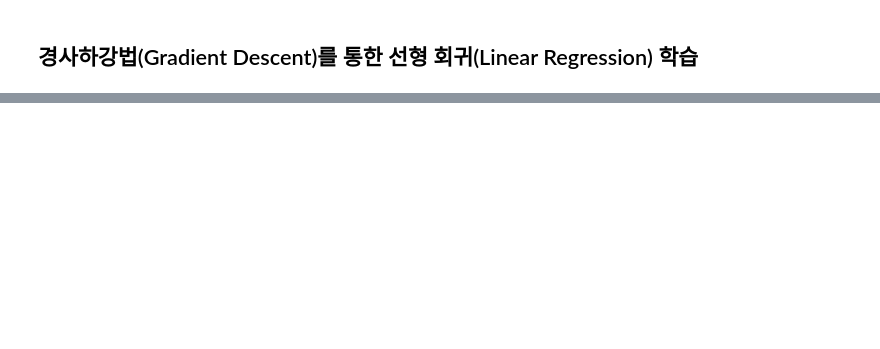
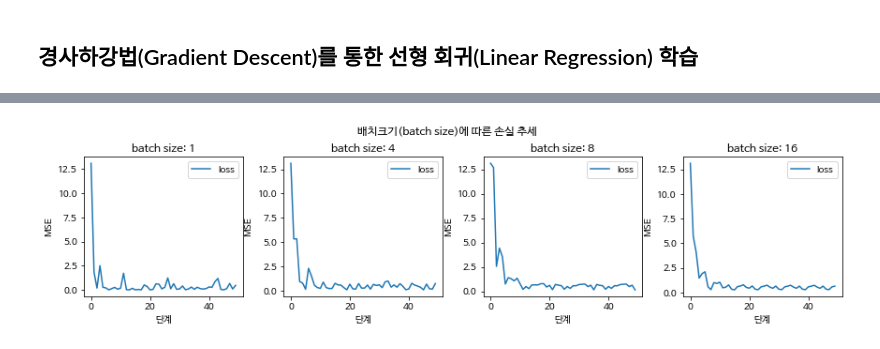
Before and after one commit to sunkusun9/ML2022_1, a Jupyter notebook: univariate_linear_regression.ipynb, the cells around one changed output, grey strips where cells are left out. Cells and saved outputs as stored; diff of their text form; code cells hidden in the pictures; blank space fills up the shorter version.

```diff
--- a/univariate_linear_regression.ipynb
+++ b/univariate_linear_regression.ipynb
@@ -349,0 +397,57 @@ plt.show()
+# %%
+# 위와 동일한 회귀 데이터셋 생성
+n = 100
+np.random.seed(42)
+sort_ = False
+x = np.random.normal(size=n)
+eps = np.random.normal(scale=0.8, size=n)
+beta_0, beta_1, noise = 2.5, 3.2, 1.0
+y = x * beta_1 + beta_0 + eps
+if sort_:
+    x = x[np.argsort(y)]
+    y = np.sort(y)
+fig, axs = plt.subplots(1, 4, figsize=(12, 3)) # 1x4 표 영역 생성
+if sort_:
+    plt.suptitle("배치크기(batch size)에 따른 손실 추세(정렬)", verticalalignment="bottom")
+else:
+    plt.suptitle("배치크기(batch size)에 따른 손실 추세", verticalalignment="bottom")
+for batch_size, ax in zip([1, 4, 8, 16], axs):
+    beta_0, beta_1 = np.random.rand(2) * 2 - 1 # 초기값 설정 [-1, 1]
+    loss_hist = []
+    loss_hist_step = []
+    beta_hist = [(beta_0, beta_1)]
+    epochs = 10
+
+    y_hat = beta_0 + beta_1 * x
+    learning_rate = 0.25
+    mse =  np.mean(np.square(y, y_hat))
+    loss_hist.append(mse)
+
+    for i in range(epochs):
+        for j in range(0,n,batch_size):
+            # j번째 배치 세트를 만든다.
+            x_c = x[j:j + batch_size]
+            y_c = y[j:j + batch_size]
+            y_delta = y_c - beta_0 - beta_1 * x_c
+            y_delta_by_beta_0 = -np.mean(y_delta) # beta_0의 미분값
+            y_delta_by_beta_1 = -np.mean(y_delta * x_c) # beta_1의 미분값
+            beta_0 -= y_delta_by_beta_0 * learning_rate
+            beta_1 -= y_delta_by_beta_1 * learning_rate
+            y_hat_c = beta_0 + beta_1 * x_c
+            mse_c = np.mean(np.square(y_c - y_hat_c))
+            loss_hist.append(mse_c)
+        y_hat = beta_0 + beta_1 * x
+        mse = np.mean(np.square(y - y_hat))
+        beta_hist.append((beta_0, beta_1))
+        loss_hist.append(mse)
+    # epoch에 따른 y값 출력
+    ax.plot(loss_hist[:50], label='loss')
+    ax.set_xlabel("단계")
+    ax.set_ylabel("MSE")
+    ax.set_title('batch size: {}'.format(batch_size))
+    ax.legend()
+
+plt.tight_layout()
+plt.show()
+# %% [output]
+[figure, added]
```
Also changed, not shown: parts of 16 cells of this notebook.
